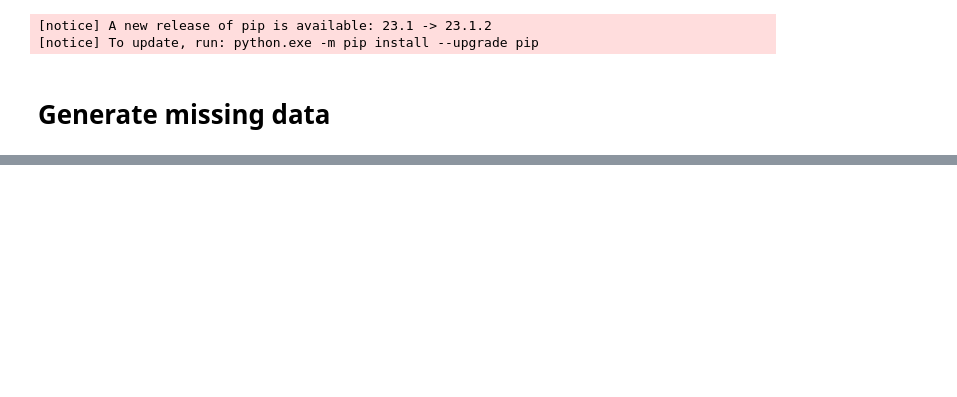
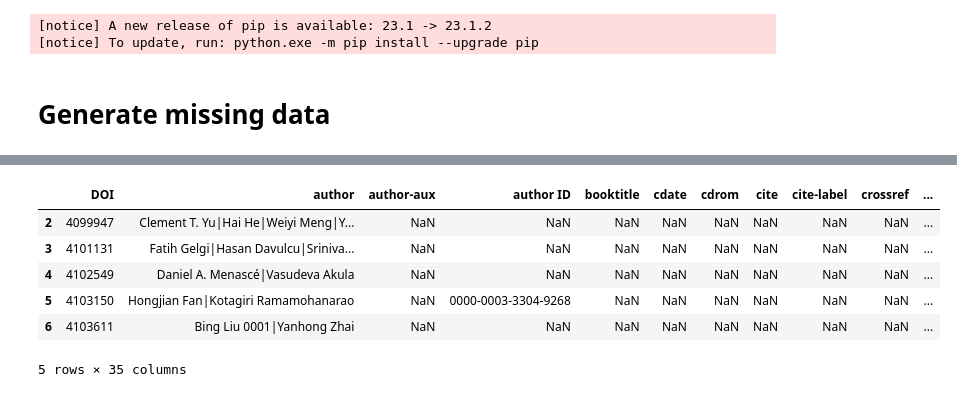
Before and after one commit to Lala341/SDM-lab03, a Jupyter notebook: generationData/newCSV/preprocess_dblpv12.ipynb, the cells around one changed output, grey strips where cells are left out. Drawn from its saved outputs; the diff is of its cells as text; code cells hidden in the pictures; blank space fills up the shorter version.

```diff
--- a/generationData/newCSV/preprocess_dblpv12.ipynb
+++ b/generationData/newCSV/preprocess_dblpv12.ipynb
@@ -73,0 +117,18 @@ for i in missingTables:
+# %%
+# Identify categorical variables, 'publisher:string'
+categorical_vars = ['author:string[]', 'article:ID']
+
+# Remove rows with missing values in categorical variables
+art_sel = art_sel.dropna(subset=categorical_vars)
+# %%
+art_sel.rename(columns={'article:ID': "DOI",'author:string[]':"author",'author-aux:string': "author-aux",
+       'author-orcid:string[]': "author ID", 'booktitle:string': "booktitle", 'cdate:date': "cdate",
+       'cdrom:string': "cdrom", 'cite:string[]': "cite", 'cite-label:string[]': "cite-label",
+       'crossref:string': "crossref", 'editor:string[]': "editor", 'editor-orcid:string[]': "editor-orcid",
+       'ee:string[]': "ee", 'ee-type:string[]':"ee-type", 'i:string[]':"i", 'journal:string': "journal",
+       'key:string': "key", 'mdate:date': "mdate", 'month:string':"month", 'note:string[]':"note",
+       'note-label:string':"note-label", 'note-type:string[]':"note-type", 'number:string': "number",
+       'pages:string': "pages", 'publisher:string':"publisher", 'publnr:string':"publnr", 'publtype:string':"publtype",
+       'sub:string[]':"sub", 'sup:string[]':"venue", 'title:string':"title", 'title-bibtex:string':"title-bibtex",
+       'tt:string[]':"tt", 'url:string[]':"url", 'volume:string':"volume", 'year:int': "year"
+      }, inplace=True)
@@ -73,0 +145,10 @@ for i in missingTables:
+# %%
+art_sel.head()
+# %% [output]
+|  | DOI | author | author-aux | author ID | booktitle | cdate | cdrom | cite | cite-label | crossref | ... |
+| 2 | 4099947 | Clement T. Yu|Hai He|Weiyi Meng|Y... | NaN | NaN | NaN | NaN | NaN | NaN | NaN | NaN | ... |
+| 3 | 4101131 | Fatih Gelgi|Hasan Davulcu|Sriniva... | NaN | NaN | NaN | NaN | NaN | NaN | NaN | NaN | ... |
+| 4 | 4102549 | Daniel A. Menascé|Vasudeva Akula | NaN | NaN | NaN | NaN | NaN | NaN | NaN | NaN | ... |
+| 5 | 4103150 | Hongjian Fan|Kotagiri Ramamohanarao | NaN | 0000-0003-3304-9268 | NaN | NaN | NaN | NaN | NaN | NaN | ... |
+| 6 | 4103611 | Bing Liu 0001|Yanhong Zhai | NaN | NaN | NaN | NaN | NaN | NaN | NaN | NaN | ... |
+5 rows × 35 columns
```
Also changed, not shown: parts of 30 cells of this notebook, 14 other files.
